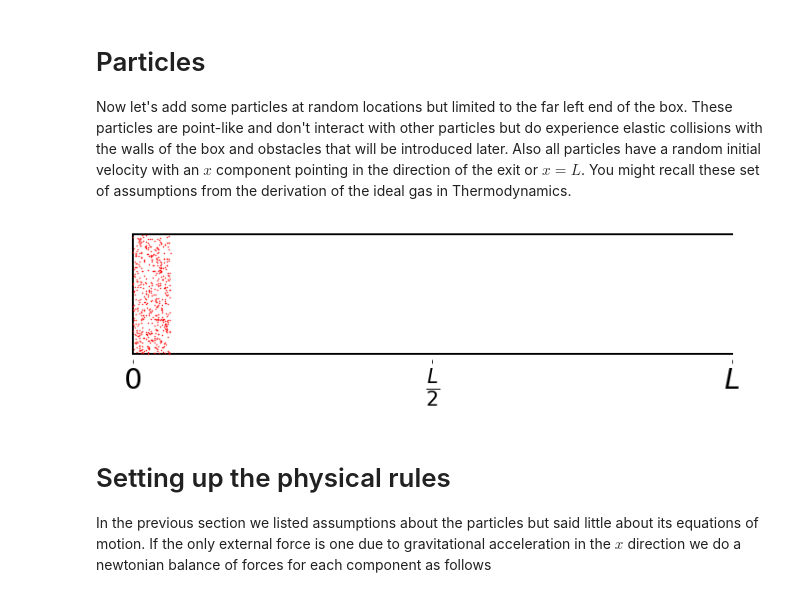
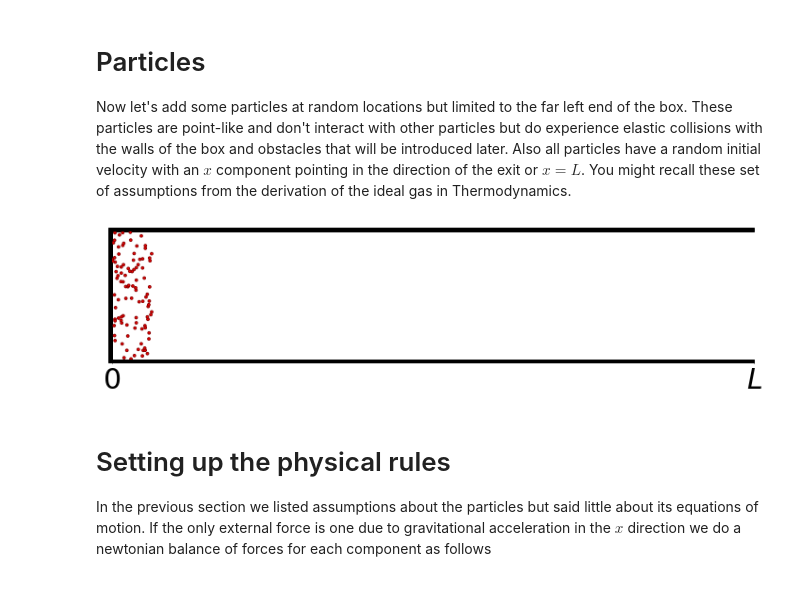
Before and after one commit to jpalacios84/numerical-darcy, a Jupyter notebook: numerical-darcy.ipynb, the cells around one changed output. Saved outputs shown, nothing was run; the diff lists cells and outputs as text; code cells hidden in the pictures.

```diff
--- a/numerical-darcy.ipynb
+++ b/numerical-darcy.ipynb
@@ -6,22 +6,23 @@ import matplotlib.pyplot as plt
 
 All the particles will evolve inside a 2D rectangle with one missing wall. This rectangle has a length $L$ and a height $h$.
 # %%
-L = 10
-h = 2
+L = 5
+h = 1
+lw = 0.025
 
 def create_base_plot():
     fig,ax1 = plt.subplots(1,1,figsize=(10,3))
     ax1.set_aspect('equal')
-    ax1.plot([0,L],[0, 0], color='black', linewidth=2)
-    ax1.plot([0,L],[h, h], color='black', linewidth=2)
-    ax1.plot([0,0],[0, h], color='black', linewidth=2)
+    ax1.add_patch(plt.Rectangle((0, -lw), L, lw, fill=True, facecolor='black', edgecolor='black', clip_on=False))
+    ax1.add_patch(plt.Rectangle((0, h), L, lw, fill=True, facecolor='black', edgecolor='black', clip_on=False))
+    ax1.add_patch(plt.Rectangle((-lw, -lw), lw, h+2*lw, fill=True, facecolor='black', edgecolor='black', clip_on=False))
     ax1.spines['right'].set_visible(False)
     ax1.spines['top'].set_visible(False)
     ax1.spines['left'].set_visible(False)
     ax1.spines['bottom'].set_visible(False)
     ax1.yaxis.set_visible(False)
-    ax1.set_xticks([0, int(L/2), L])
-    ax1.set_xticklabels(['$0$', '$\\frac{L}{2}$', '$L$'], fontsize=30)
+    ax1.set_xticks([0, L])
+    ax1.set_xticklabels(['$0$', '$L$'], fontsize=30)
 
     plt.tight_layout()
     return fig, ax1
@@ -35,34 +36,37 @@ plt.show()
 
 Now let's add some particles at random locations but limited to the far left end of the box. These particles are point-like and don't interact with other particles but do experience elastic collisions with the walls of the box and obstacles that will be introduced later. Also all particles have a random initial velocity with an $x$ component pointing in the direction of the exit or $x = L$. You might recall these set of assumptions from the derivation of the ideal gas in Thermodynamics.
 # %%
-N = 500 # Number of particles
+N = 100 # Number of particles
 particles = []
+particle_radius = 0.01
 
 def create_simple_particle(ax=None):
     x = np.random.random()*L/16
     y = np.random.random()*h
-    vx = np.random.random()*L/8
+    vx = np.random.random()*L/100 * (1 if np.random.random() < 0.5 else -1)
+    vy = np.random.random()*L/100 * (1 if np.random.random() < 0.5 else -1)
     return {
         'x'      : x,
         'y'      : y,
         'vx0'    : vx,
         'vx'     : vx,
-        'vy'     : (np.random.random()*L/8)*2 - 1,
-        'marker' : (ax.plot(x,y, marker='o',
-                                 markersize=0.5,
-                                 markerfacecolor='red',
-                                 markeredgecolor='red')
+        'vy'     : vy,
+        'marker' : (ax.add_patch(plt.Circle((x,y),
+                                            particle_radius,
+                                            fill=True,
+                                            facecolor='red',
+                                            edgecolor='darkred'))
                     if ax != None
                     else None)
     }
 
 fig, ax1 = create_base_plot()
 for n in range(N):
     particles.append(create_simple_particle(ax1))
 
 plt.show()
 # %% [output]
-[figure, old version]
+[figure, new version]
 # %% [markdown]
 <h1>Setting up the physical rules</h1>
 
```
Also changed, not shown: parts of 6 cells of this notebook, 1 other file.
